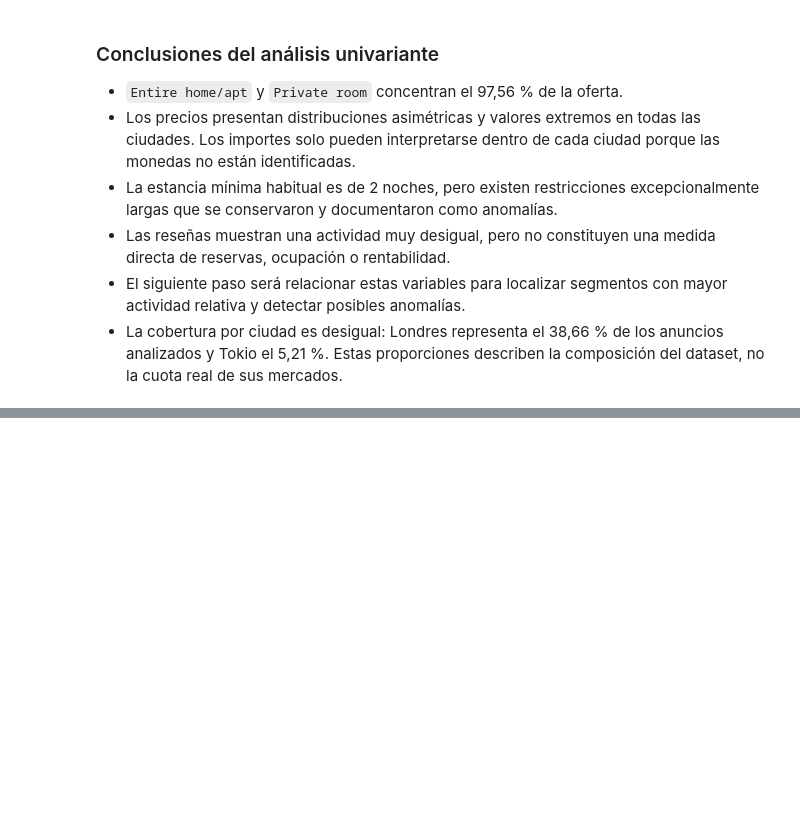
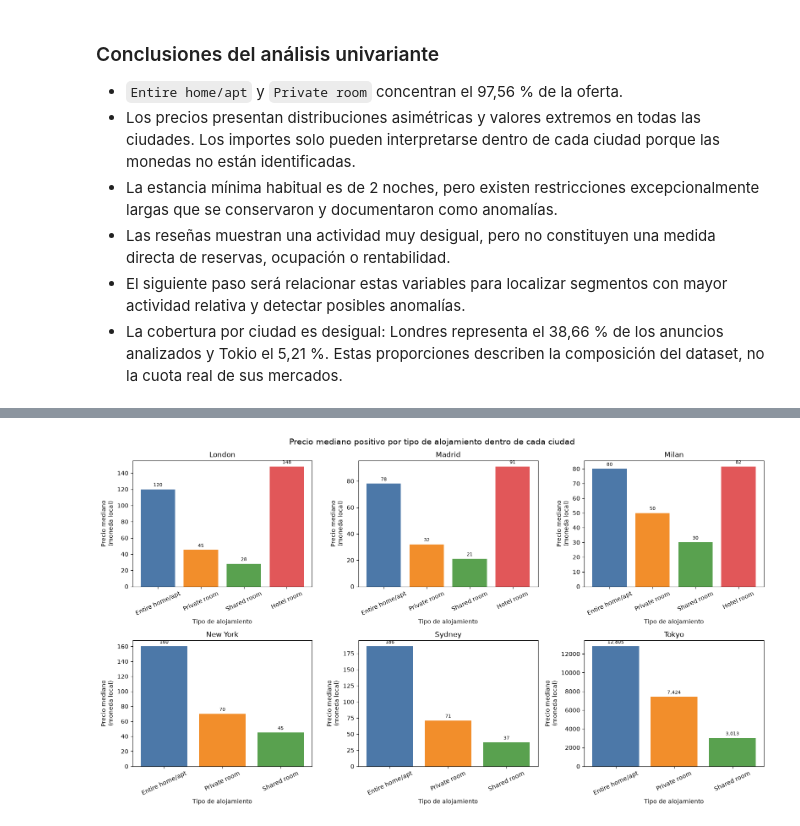
Before and after one commit to Bootcamp-IA-MAD-P7/project8-ad1, a Jupyter notebook: notebooks/03_exploratory_analysis.ipynb, the cells around one changed output, grey strips where cells are left out. Saved outputs shown, nothing was run; the diff lists cells and outputs as text; code cells hidden in the pictures; blank space fills up the shorter version.

```diff
--- a/notebooks/03_exploratory_analysis.ipynb
+++ b/notebooks/03_exploratory_analysis.ipynb
@@ -734,0 +813,65 @@ alojamiento y precio.
+# %%
+room_type_order = [
+    "Entire home/apt",
+    "Private room",
+    "Shared room",
+    "Hotel room",
+]
+
+room_type_colors = {
+    "Entire home/apt": "#4C78A8",
+    "Private room": "#F28E2B",
+    "Shared room": "#59A14F",
+    "Hotel room": "#E15759",
+}
+
+fig, axes = plt.subplots(
+    2,
+    3,
+    figsize=(16, 9),
+)
+
+for ax, city in zip(axes.flat, city_order):
+    city_data = (
+        price_by_city_room.loc[
+            price_by_city_room["city"].eq(city)
+        ]
+        .set_index("room_type")
+        .reindex(room_type_order)
+        .dropna(subset=["median_positive_price"])
+        .reset_index()
+    )
+
+    bars = ax.bar(
+        city_data["room_type"],
+        city_data["median_positive_price"],
+        color=[
+            room_type_colors[room_type]
+            for room_type in city_data["room_type"]
+        ],
+    )
+
+    ax.bar_label(
+        bars,
+        labels=[
+            f"{value:,.0f}"
+            for value in city_data["median_positive_price"]
+        ],
+        padding=3,
+        fontsize=8,
+    )
+
+    ax.set_title(city)
+    ax.set_xlabel("Tipo de alojamiento")
+    ax.set_ylabel("Precio mediano\n(moneda local)")
+    ax.tick_params(axis="x", rotation=25)
+
+fig.suptitle(
+    "Precio mediano positivo por tipo de alojamiento dentro de cada ciudad",
+    fontsize=14,
+)
+
+plt.tight_layout()
+plt.show()
+# %% [output]
+[figure, added]
```
Also changed, not shown: parts of 11 cells of this notebook, 4 other files.
